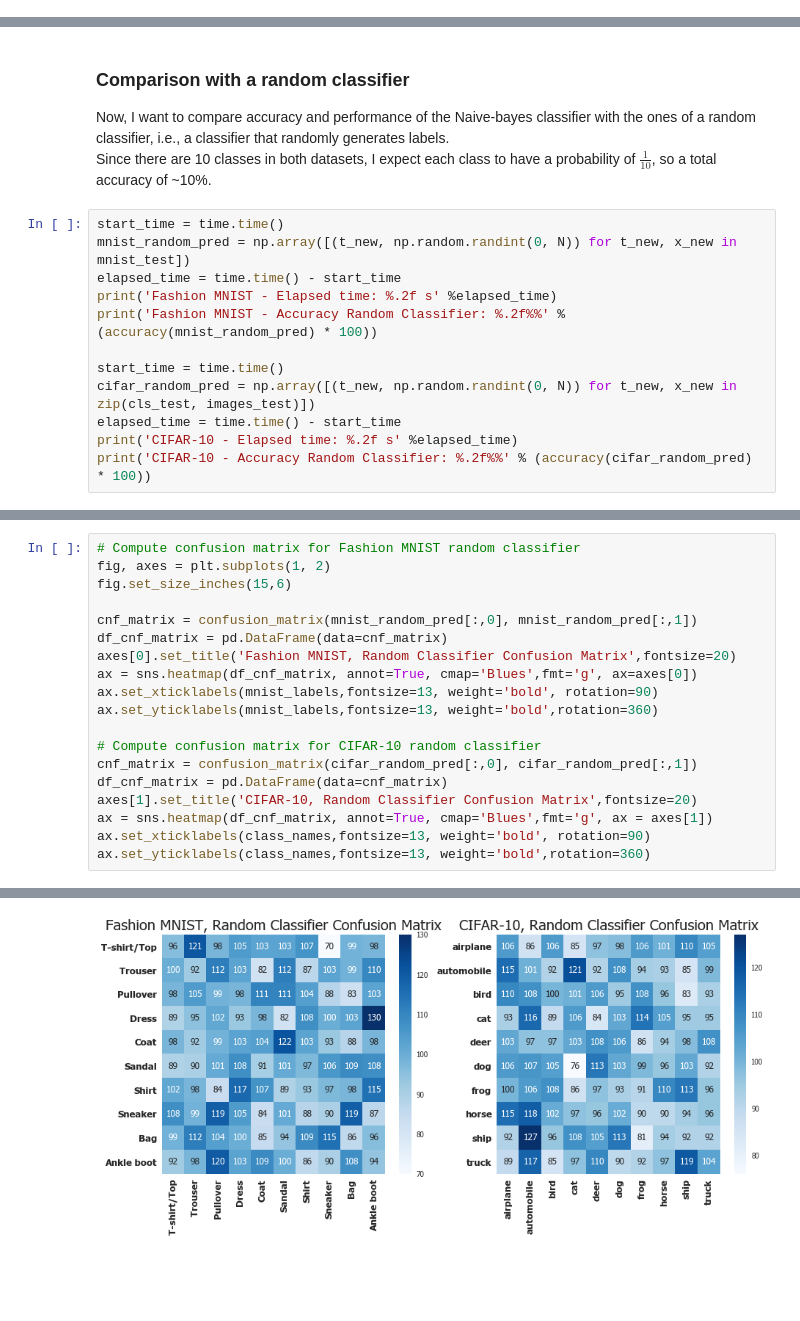
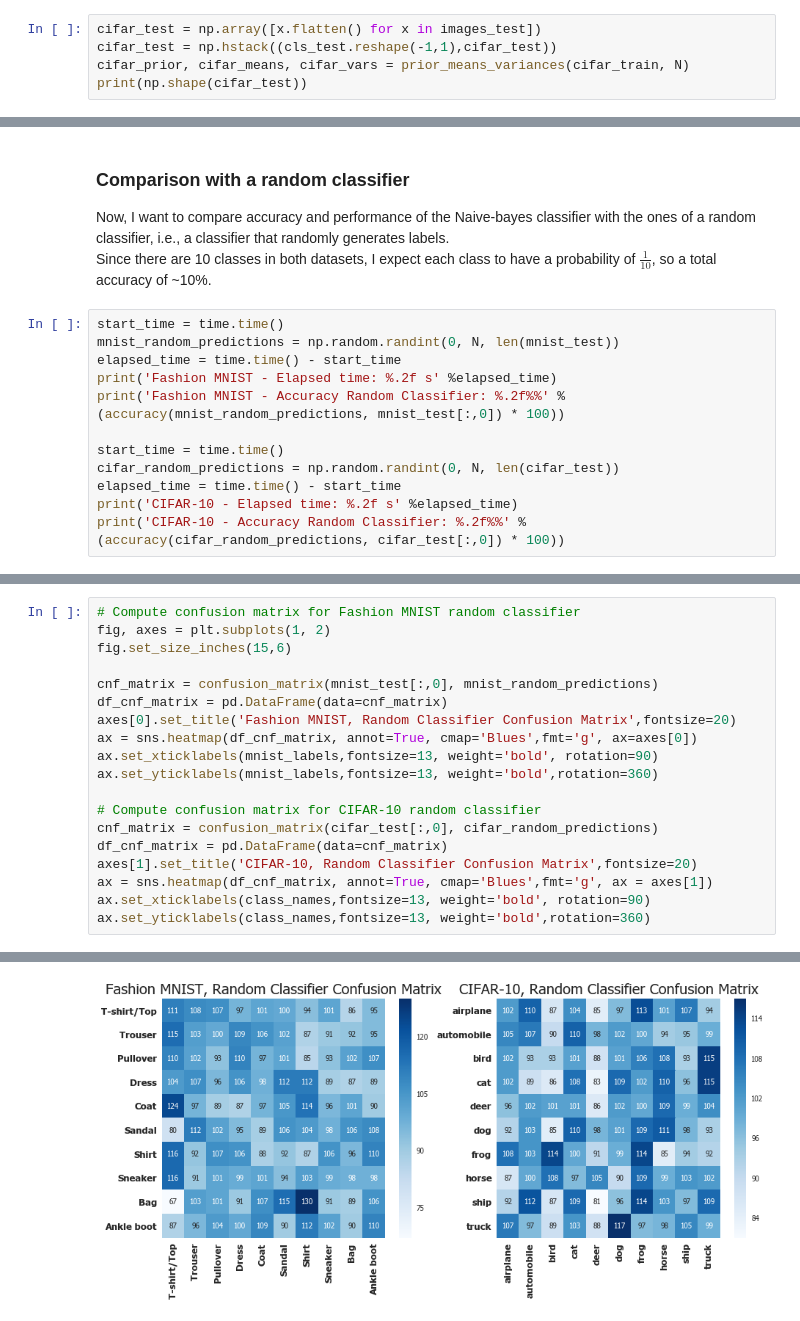
Before and after one commit to sgiammy/ASI-course, a Jupyter notebook: ae2018/ae2018.ipynb, the cells around one changed output, grey strips where cells are left out. Cells and saved outputs as stored; diff of their text form; blank space fills up the shorter version.

```diff
--- a/ae2018/ae2018.ipynb
+++ b/ae2018/ae2018.ipynb
@@ -609,0 +613,5 @@ print(np.shape(cifar_train))
+# %%
+cifar_test = np.array([x.flatten() for x in images_test])
+cifar_test = np.hstack((cls_test.reshape(-1,1),cifar_test))
+cifar_prior, cifar_means, cifar_vars = prior_means_variances(cifar_train, N)
+print(np.shape(cifar_test))
@@ -647,14 +658,14 @@ Now, I want to compare accuracy and performance of the Naive-bayes classifier wi
 Since there are 10 classes in both datasets, I expect each class to have a probability of $\frac{1}{10}$, so a total accuracy of ~10%.
 # %%
 start_time = time.time()
-mnist_random_pred = np.array([(t_new, np.random.randint(0, N)) for t_new, x_new in mnist_test])
+mnist_random_predictions = np.random.randint(0, N, len(mnist_test))
 elapsed_time = time.time() - start_time
 print('Fashion MNIST - Elapsed time: %.2f s' %elapsed_time)
-print('Fashion MNIST - Accuracy Random Classifier: %.2f%%' % (accuracy(mnist_random_pred) * 100))
+print('Fashion MNIST - Accuracy Random Classifier: %.2f%%' % (accuracy(mnist_random_predictions, mnist_test[:,0]) * 100))
 
 start_time = time.time()
-cifar_random_pred = np.array([(t_new, np.random.randint(0, N)) for t_new, x_new in zip(cls_test, images_test)])
+cifar_random_predictions = np.random.randint(0, N, len(cifar_test))
 elapsed_time = time.time() - start_time
 print('CIFAR-10 - Elapsed time: %.2f s' %elapsed_time)
-print('CIFAR-10 - Accuracy Random Classifier: %.2f%%' % (accuracy(cifar_random_pred) * 100))
+print('CIFAR-10 - Accuracy Random Classifier: %.2f%%' % (accuracy(cifar_random_predictions, cifar_test[:,0]) * 100))
 # %% [output]
@@ -665,32 +676,32 @@ CIFAR-10 - Accuracy Random Classifier: 10.01%
 # %%
 # Compute confusion matrix for Fashion MNIST random classifier
 fig, axes = plt.subplots(1, 2)
 fig.set_size_inches(15,6)
 
-cnf_matrix = confusion_matrix(mnist_random_pred[:,0], mnist_random_pred[:,1])
+cnf_matrix = confusion_matrix(mnist_test[:,0], mnist_random_predictions)
 df_cnf_matrix = pd.DataFrame(data=cnf_matrix)
 axes[0].set_title('Fashion MNIST, Random Classifier Confusion Matrix',fontsize=20)
 ax = sns.heatmap(df_cnf_matrix, annot=True, cmap='Blues',fmt='g', ax=axes[0])
 ax.set_xticklabels(mnist_labels,fontsize=13, weight='bold', rotation=90)
 ax.set_yticklabels(mnist_labels,fontsize=13, weight='bold',rotation=360)
 
 # Compute confusion matrix for CIFAR-10 random classifier
-cnf_matrix = confusion_matrix(cifar_random_pred[:,0], cifar_random_pred[:,1])
+cnf_matrix = confusion_matrix(cifar_test[:,0], cifar_random_predictions)
 df_cnf_matrix = pd.DataFrame(data=cnf_matrix)
 axes[1].set_title('CIFAR-10, Random Classifier Confusion Matrix',fontsize=20)
 ax = sns.heatmap(df_cnf_matrix, annot=True, cmap='Blues',fmt='g', ax = axes[1])
 ax.set_xticklabels(class_names,fontsize=13, weight='bold', rotation=90)
 ax.set_yticklabels(class_names,fontsize=13, weight='bold',rotation=360)
 # %% [output]
 [Text(0,0.5,'airplane'),
  Text(0,1.5,'automobile'),
  Text(0,2.5,'bird'),
  Text(0,3.5,'cat'),
  Text(0,4.5,'deer'),
  Text(0,5.5,'dog'),
  Text(0,6.5,'frog'),
  Text(0,7.5,'horse'),
  Text(0,8.5,'ship'),
  Text(0,9.5,'truck')]
-[figure, old version]
+[figure, new version]
 # %% [markdown]
```
Also changed, not shown: parts of 24 cells of this notebook.
